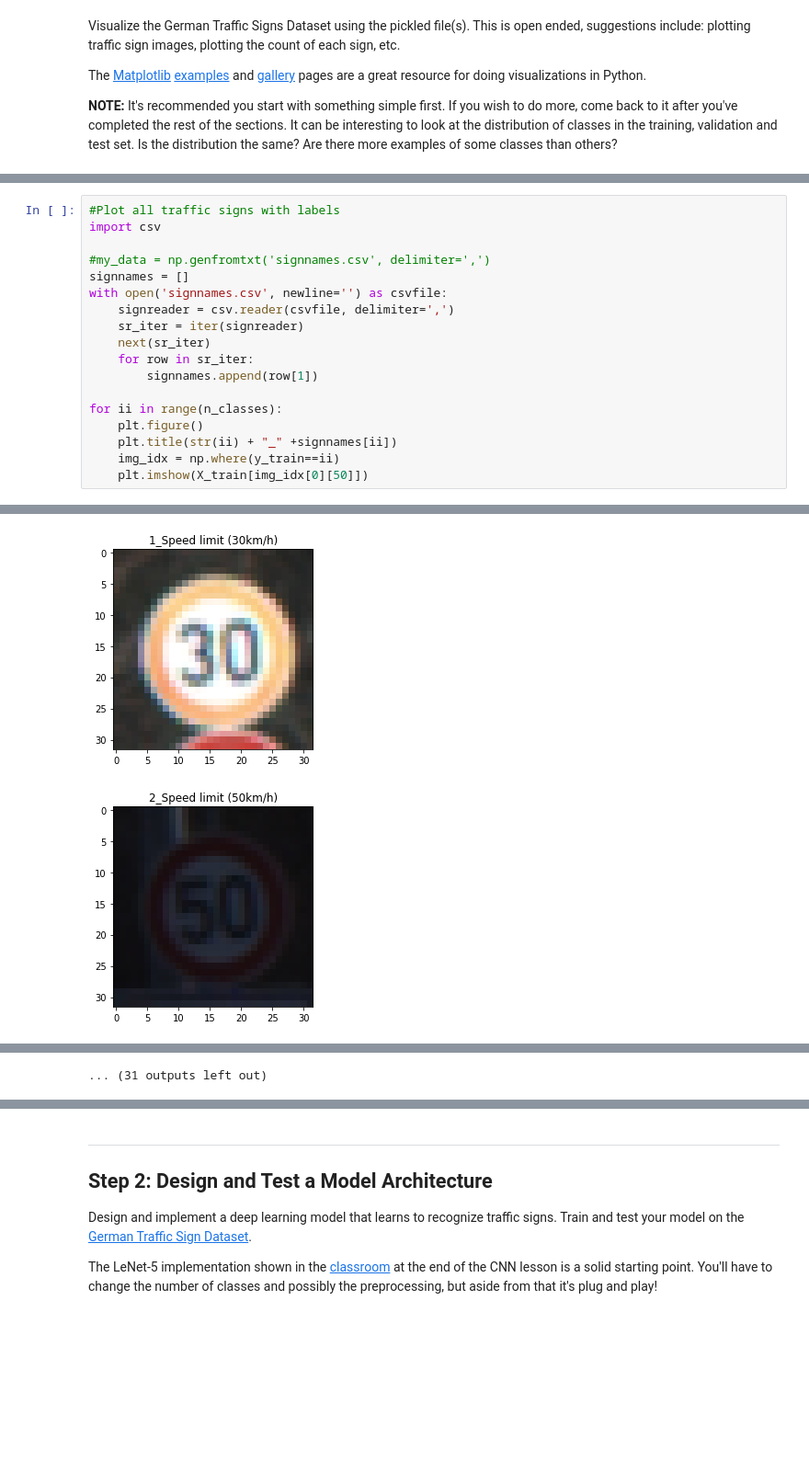
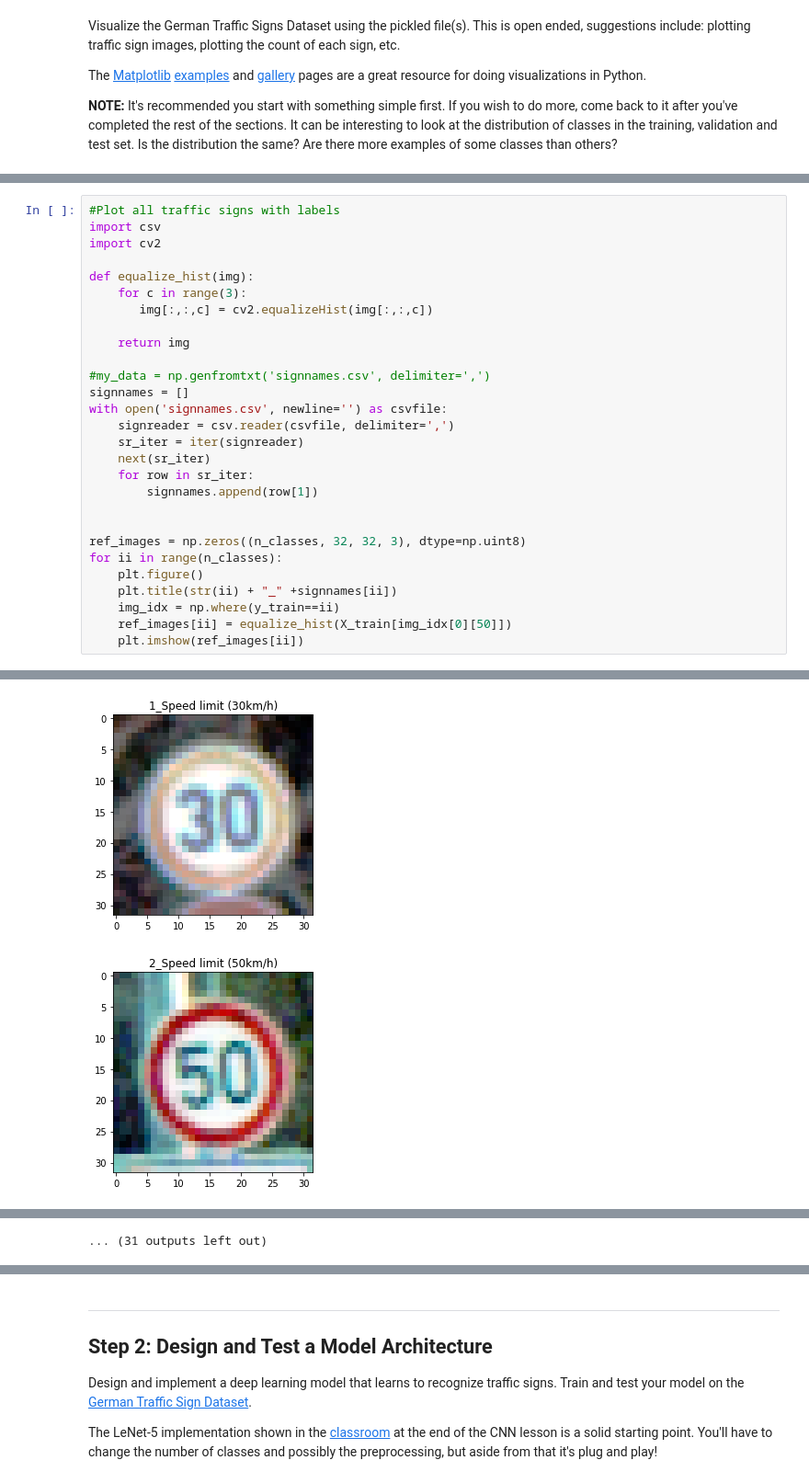
Before and after one commit to PeterTNguyen/CarND-Traffic-Sign-Classifier, a Jupyter notebook: Traffic_Sign_Classifier.ipynb, the cells around one changed output, grey strips where cells are left out. Shown at 92% size. Drawn from its saved outputs; the diff is of its cells as text; blank space fills up the shorter version.

```diff
--- a/Traffic_Sign_Classifier.ipynb
+++ b/Traffic_Sign_Classifier.ipynb
@@ -140,6 +130,13 @@ plt.hist(y_test, bins=n_classes, range=(-0.5,42.5))
 # %%
 #Plot all traffic signs with labels
 import csv
+import cv2
+
+def equalize_hist(img):
+    for c in range(3):
+       img[:,:,c] = cv2.equalizeHist(img[:,:,c])
+
+    return img
 
 #my_data = np.genfromtxt('signnames.csv', delimiter=',')
 signnames = []
@@ -150,9 +147,12 @@ with open('signnames.csv', newline='') as csvfile:
     for row in sr_iter:
         signnames.append(row[1])
 
+
+ref_images = np.zeros((n_classes, 32, 32, 3), dtype=np.uint8)
 for ii in range(n_classes):
     plt.figure()
     plt.title(str(ii) + "_" +signnames[ii])
     img_idx = np.where(y_train==ii)
-    plt.imshow(X_train[img_idx[0][50]])
+    ref_images[ii] = equalize_hist(X_train[img_idx[0][50]])
+    plt.imshow(ref_images[ii])
 # %% [output]
@@ -160,2 +160,2 @@ for ii in range(n_classes):
-[figure, old version]
+[figure, new version]
-[figure, old version]
+[figure, new version]
```
Also changed, not shown: parts of 13 cells of this notebook, 15 other files.
